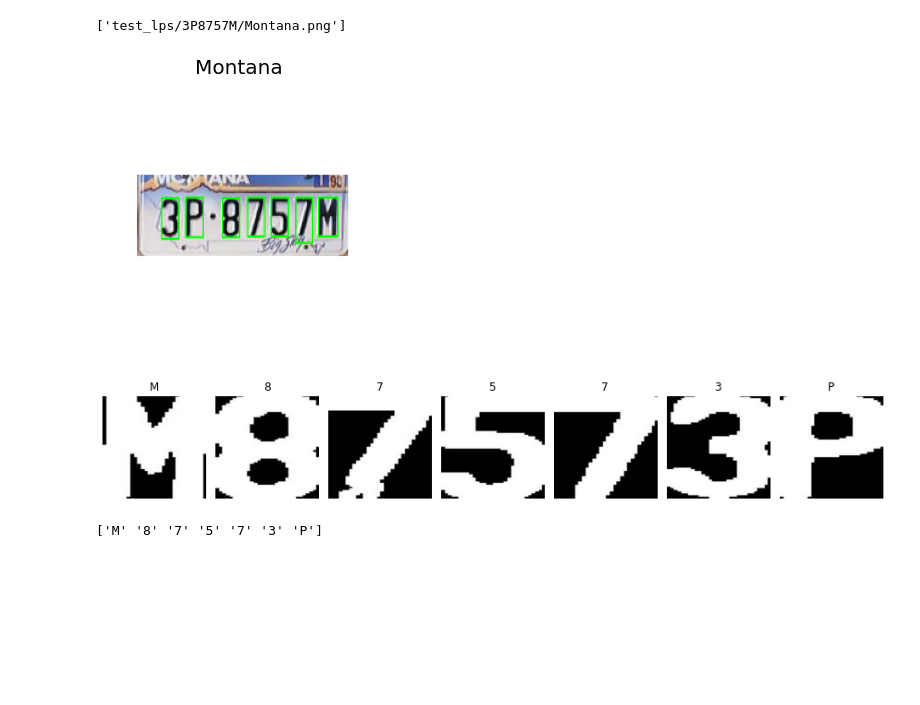
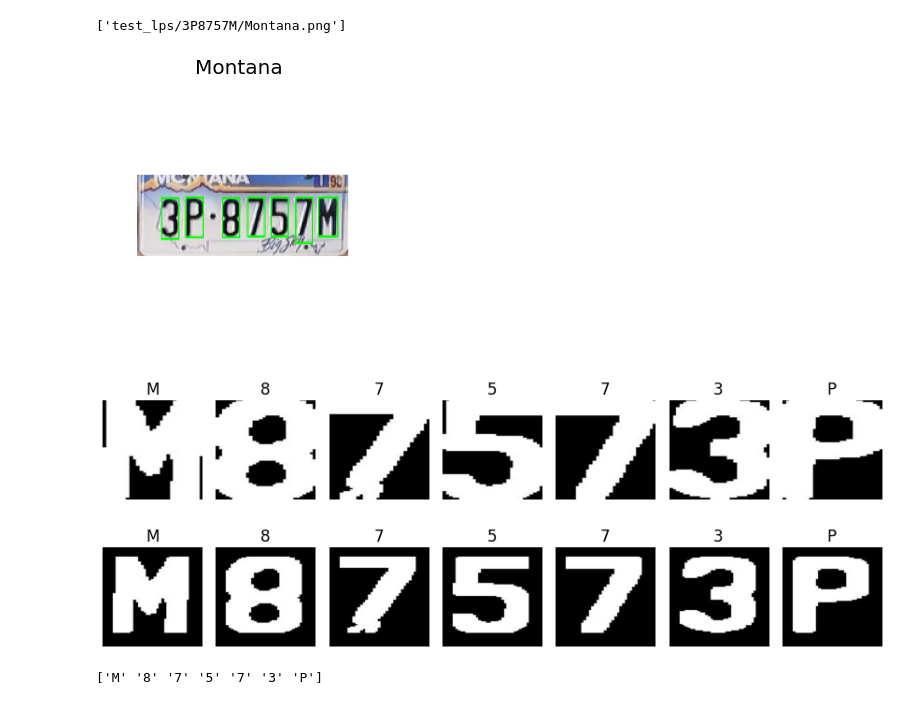
Before and after one commit to karennarod/license_plate_detection, a Jupyter notebook: LicensePlate_Logreg.ipynb, the cells around one changed output. Drawn from its saved outputs; the diff is of its cells as text; code cells hidden in the pictures; blank space fills up the shorter version.

```diff
--- a/LicensePlate_Logreg.ipynb
+++ b/LicensePlate_Logreg.ipynb
@@ -47,7 +47,7 @@ print(len(license_plate))
 for i in range(len(license_plate)):
     #fig.add_subplot(grid[i])
     image = load_img(license_plate[i])
-    #image = cv2.imread(license_plate[i])
+    image = cv2.imread(license_plate[i])
 
     label = license_plate[i].split("/")[2][0]
     print(label)
@@ -307,33 +307,53 @@ fig_list = []
 fig_list.append(fig.add_subplot(1,1,1))
 title = splitext(basename(image_paths[0]))[0]
 fig_list[-1].set_title(title)
 img = preprocess_image(image_paths[0],True)
 plt.axis(False)
 plt.title(title, fontsize = 20)
 plt.imshow(img)
 plt.show()
 
-#Individual Characters
+#Individual Characters without padding
 char = glob.glob("test_lps/3P8757M/*.jpg")
 fig = plt.figure(figsize=(12,8))
 cols = 7
 rows = 1
 fig_list = []
 
 for i in range(cols*rows):
     fig_list.append(fig.add_subplot(rows,cols,i+1))
     title = char[i].split("/")[2][0]
     fig_list[-1].set_title(title)
     img = preprocess_image(char[i],True)
     plt.axis(False)
     plt.imshow(img)
 
 plt.tight_layout()# removed pos argument from tight layout
 plt.show()
 
+#Individual Characters with padding
+char = glob.glob("test_lps/3P8757M/*.jpg")
+fig = plt.figure(figsize=(12,8))
+cols = 7
+rows = 1
+fig_list = []
+
+for i in range(cols*rows):
+    fig_list.append(fig.add_subplot(rows,cols,i+1))
+    title = char[i].split("/")[2][0]
+    fig_list[-1].set_title(title)
+    img = preprocess_image(char[i],True)
+    img = cv2.copyMakeBorder(img,PAD,PAD+10,PAD,PAD+10,cv2.BORDER_CONSTANT,value=PADDING)
+    plt.axis(False)
+    plt.imshow(img)
+
+plt.tight_layout()# removed pos argument from tight layout
+plt.show()
+
 #Our Prediction
 print(y_predicted)
 # %% [output]
 [figure]
-[figure, old version]
+[figure, new version]
+[figure, added]
 ['M' '8' '7' '5' '7' '3' 'P']
```
Also changed, not shown: 2 other files.
